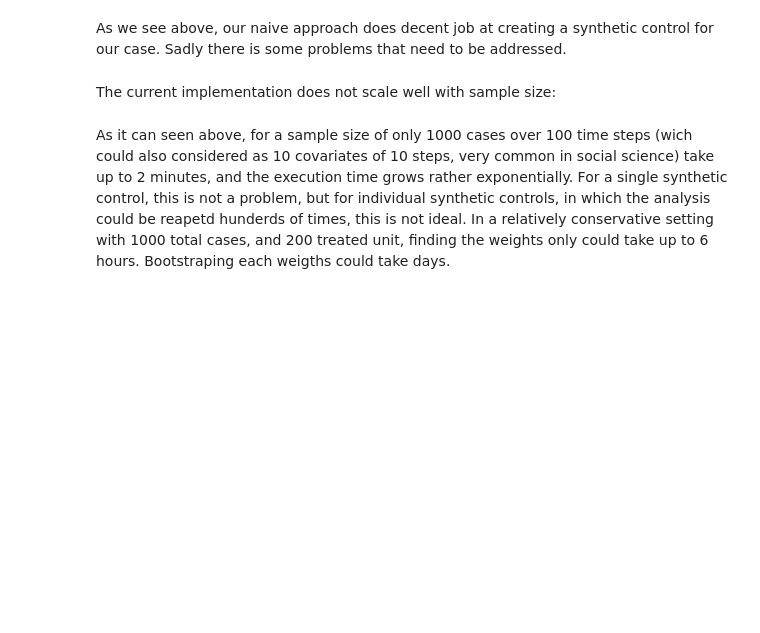
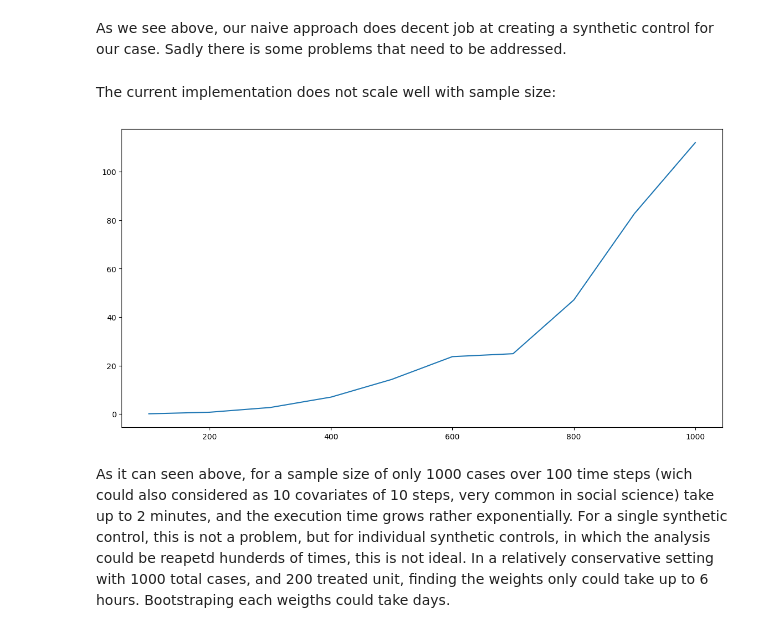
Before and after one commit to centre-for-care/costofcare, a Jupyter notebook: Synthetic_control_review.ipynb, the cells around one changed output. Cells and saved outputs as stored; diff of their text form; code cells hidden in the pictures; blank space fills up the shorter version.

```diff
--- a/Synthetic_control_review.ipynb
+++ b/Synthetic_control_review.ipynb
@@ -210,27 +210,29 @@ The current implementation does not scale well with sample size:
 # %%
 import time
 
 def test_times():
     exec_times = []
     N = []
     for n in range(100,1001):
         if n % 100 == 0:
             tempdf = gen_data(100, n)
             tempdf_T0 = tempdf.loc[:50, :]
             tempY_0 = tempdf_T0['t'].values
             tempY_i = tempdf_T0.drop(columns='t').values
 
             # Now we time it
             start = time.time()
             weights = get_w(tempY_i, tempY_0)
             end = time.time()
             elapsed = end - start
             N.append(n)
             exec_times.append(elapsed)
-
+    plt.figure(figsize=(14,7))
     plt.plot(N, exec_times)
 
 test_times()
+# %% [output]
+[figure, added]
 # %% [markdown]
 As it can seen above, for a sample size of only 1000 cases over 100 time steps (wich could also considered as 10 covariates of 10 steps, very common in social science) take up to 2 minutes, and the execution time grows rather exponentially. For a single synthetic control, this is not a problem, but for individual synthetic controls, in which the analysis could be reapetd hunderds of times, this is not ideal. In a relatively conservative setting with 1000 total cases, and 200 treated unit, finding the weights only could take up to 6 hours. Bootstraping each weigths could take days.
 # %% [markdown]
```
Also changed, not shown: parts of 9 cells of this notebook.
